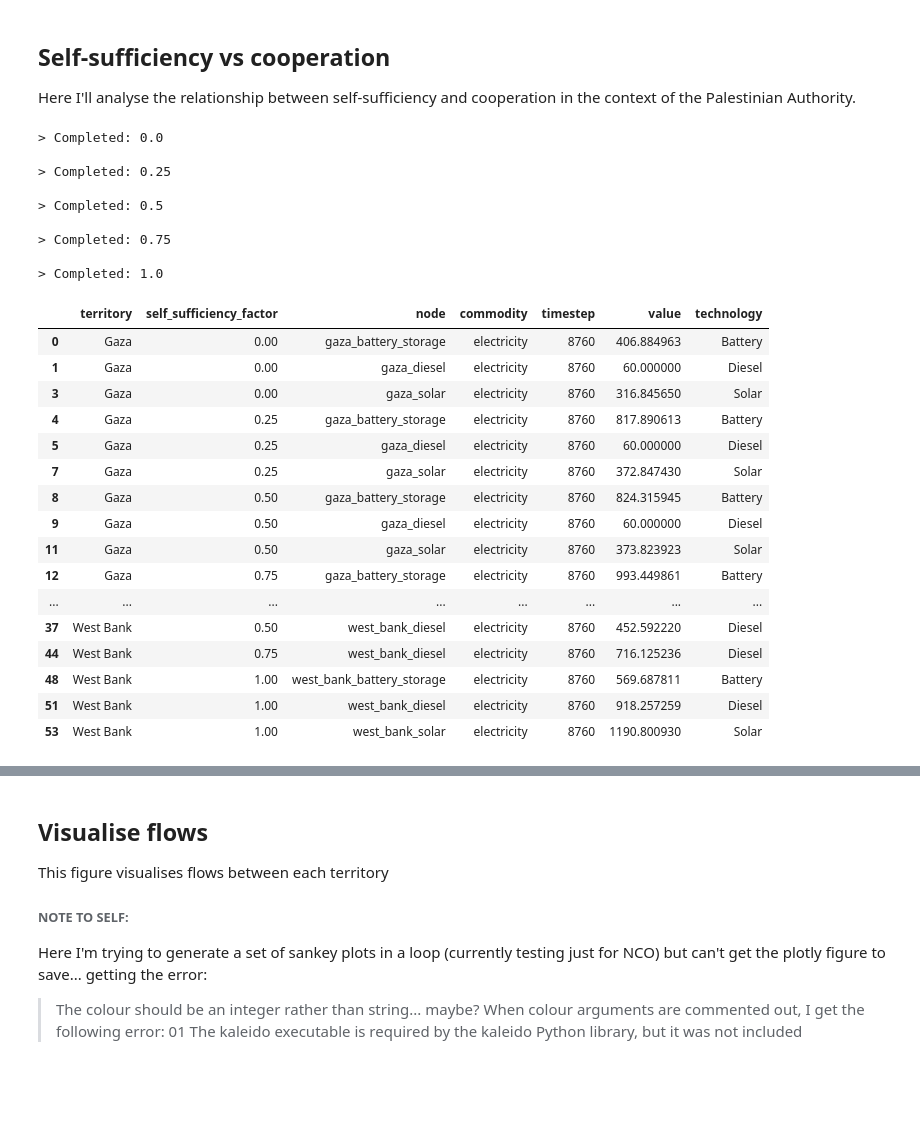
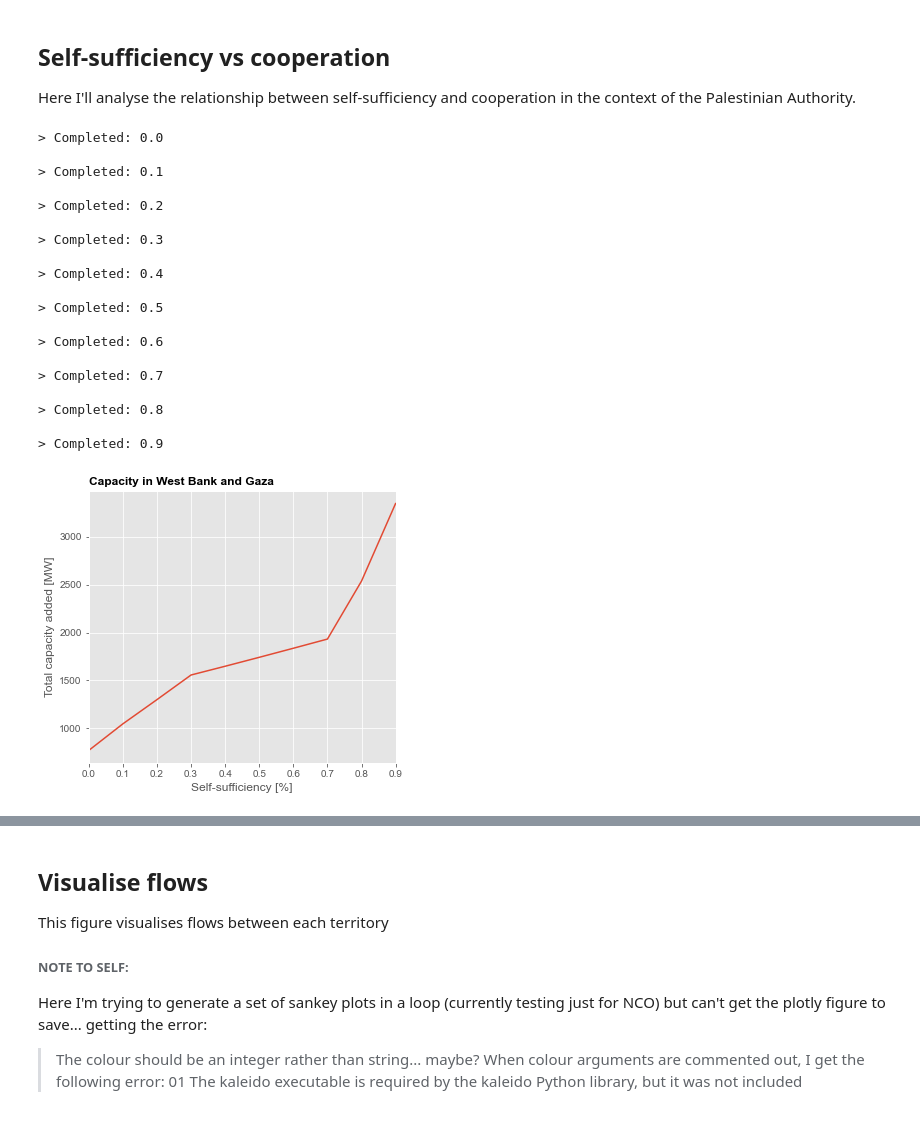
Before and after one commit to amanmajid/nextra, a Jupyter notebook: analysis/icae-results.ipynb, the cells around one changed output, grey strips where cells are left out. Cells and saved outputs as stored; diff of their text form; code cells hidden in the pictures; blank space fills up the shorter version.

```diff
--- a/analysis/icae-results.ipynb
+++ b/analysis/icae-results.ipynb
@@ -435,7 +435,7 @@ save_figures=True
 
 infrasim_init_directories()
 
-ss_factors = [i/100 for i in np.arange(0, 105, 25).tolist()]
+ss_factors = [i/100 for i in np.arange(0,95,10).tolist()]
 
 results = {}
 for s in ss_factors:
@@ -444,58 +444,67 @@ for s in ss_factors:
                        scenario='COO',
                        energy_objective=True,
                        timesteps=timesteps,
                        self_sufficiency_factor=s)
 
     model_run.build()
     model_run.run(pprint=False)
     try:
         model_results = model_run.get_results()
         # add scenarios to results
         if s == 'BAU' and scenarios[s] == False:
             s = 'BAS'
         model_results.results_capacities['self_sufficiency_factor']       = s
         model_results.results_storages['self_sufficiency_factor']         = s
         model_results.results_edge_flows['self_sufficiency_factor']       = s
         model_results.results_capacity_change['self_sufficiency_factor']  = s
         model_results.results_costs['self_sufficiency_factor']            = s
         # append results
         results[ 'COO_' + str(s) ] = model_results
         print('> Completed: ' + str(s))
     except:
         print('> FAILED! ' + str(s))
         os.system('say "Scenario failed"')
+
+capacities = merge_capacity_data(results)
+capacities = capacities.groupby(by=['territory','self_sufficiency_factor','node']).max().reset_index()
+capacities = capacities.loc[capacities.territory.isin(['Gaza','West Bank'])].reset_index(drop=True)
+capacities = capacities.groupby(by=['territory','self_sufficiency_factor']).sum().reset_index()
+capacities = capacities.loc[capacities.value>0]
+capacities = capacities.groupby(by='self_sufficiency_factor').sum().reset_index()
+
+f,ax = plt.subplots(nrows=1,ncols=1,figsize=(5.5,5))
+
+sns.set_theme()
+
+sns.lineplot(x='self_sufficiency_factor',
+             y='value',
+             #hue='node',
+             ax=ax,
+             data=capacities)
+
+plt.xlabel('Self-sufficiency [%]')
+plt.ylabel('Total capacity added [MW]')
+plt.title('Capacity in West Bank and Gaza',loc='left',fontweight='bold')
+plt.xlim([0,0.9])
+f.savefig('../outputs/figures/coop_tradeoff.pdf',bbox_inches='tight')
 # %% [output]
 > Completed: 0.0
 
-> Completed: 0.25
+> Completed: 0.1
+
+> Completed: 0.2
+
+> Completed: 0.3
+
+> Completed: 0.4
 
 > Completed: 0.5
 
-> Completed: 0.75
+> Completed: 0.6
 
-> Completed: 1.0
+> Completed: 0.7
+
+> Completed: 0.8
+
+> Completed: 0.9
+[figure, added]
-# %%
-capacities = merge_capacity_data(results)
-capacities = capacities.groupby(by=['territory','self_sufficiency_factor','node']).max().reset_index()
-capacities = capacities.loc[capacities.territory.isin(['Gaza','West Bank'])].reset_index(drop=True)
-#capacities = capacities.groupby(by=['territory','self_sufficiency_factor']).sum().reset_index()
-capacities = capacities.loc[capacities.value>0]
-capacities
-# %% [output]
-|  | territory | self_sufficiency_factor | node | commodity | timestep | value | technology |
-| 0 | Gaza | 0.00 | gaza_battery_storage | electricity | 8760 | 406.884963 | Battery |
-| 1 | Gaza | 0.00 | gaza_diesel | electricity | 8760 | 60.000000 | Diesel |
-| 3 | Gaza | 0.00 | gaza_solar | electricity | 8760 | 316.845650 | Solar |
-| 4 | Gaza | 0.25 | gaza_battery_storage | electricity | 8760 | 817.890613 | Battery |
-| 5 | Gaza | 0.25 | gaza_diesel | electricity | 8760 | 60.000000 | Diesel |
-| 7 | Gaza | 0.25 | gaza_solar | electricity | 8760 | 372.847430 | Solar |
-| 8 | Gaza | 0.50 | gaza_battery_storage | electricity | 8760 | 824.315945 | Battery |
-| 9 | Gaza | 0.50 | gaza_diesel | electricity | 8760 | 60.000000 | Diesel |
-| 11 | Gaza | 0.50 | gaza_solar | electricity | 8760 | 373.823923 | Solar |
-| 12 | Gaza | 0.75 | gaza_battery_storage | electricity | 8760 | 993.449861 | Battery |
-| ... | ... | ... | ... | ... | ... | ... | ... |
-| 37 | West Bank | 0.50 | west_bank_diesel | electricity | 8760 | 452.592220 | Diesel |
-| 44 | West Bank | 0.75 | west_bank_diesel | electricity | 8760 | 716.125236 | Diesel |
-| 48 | West Bank | 1.00 | west_bank_battery_storage | electricity | 8760 | 569.687811 | Battery |
-| 51 | West Bank | 1.00 | west_bank_diesel | electricity | 8760 | 918.257259 | Diesel |
-| 53 | West Bank | 1.00 | west_bank_solar | electricity | 8760 | 1190.800930 | Solar |
```
Also changed, not shown: parts of 9 cells of this notebook, 10 other files.
